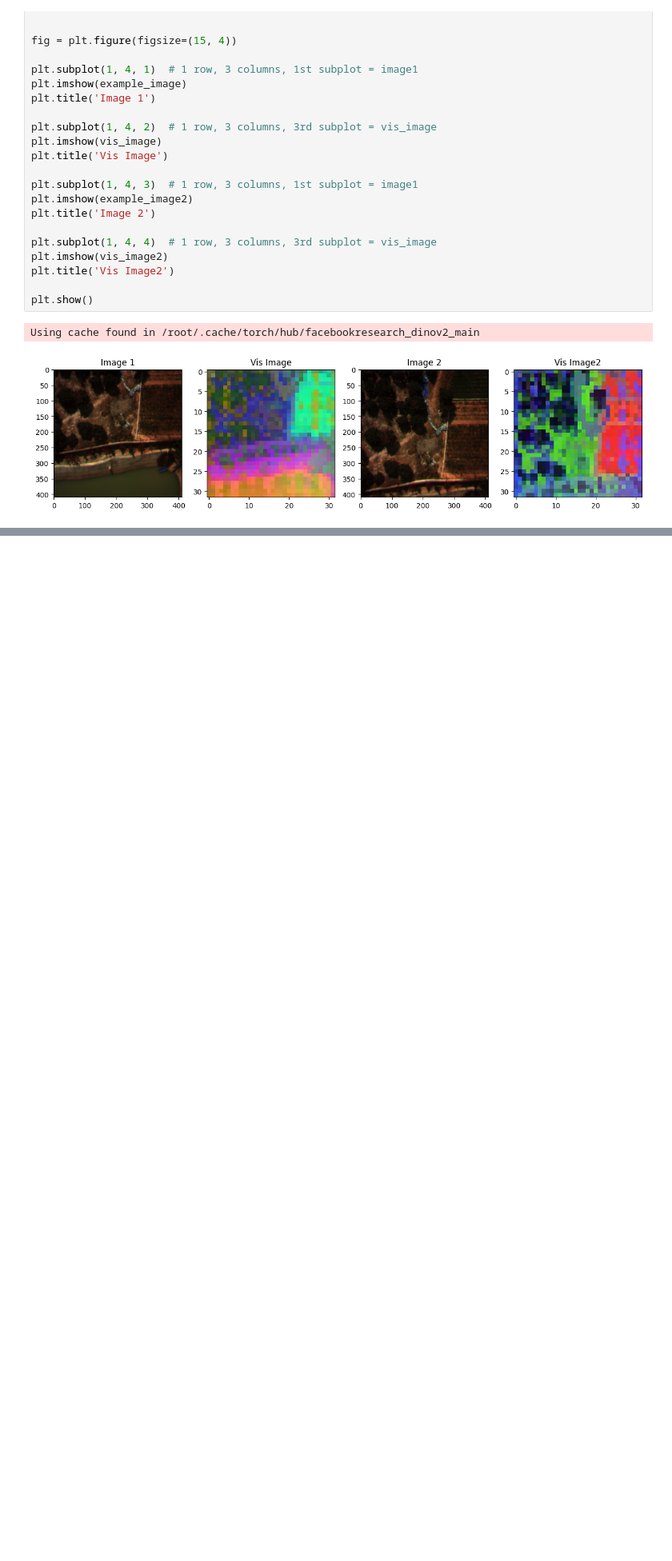
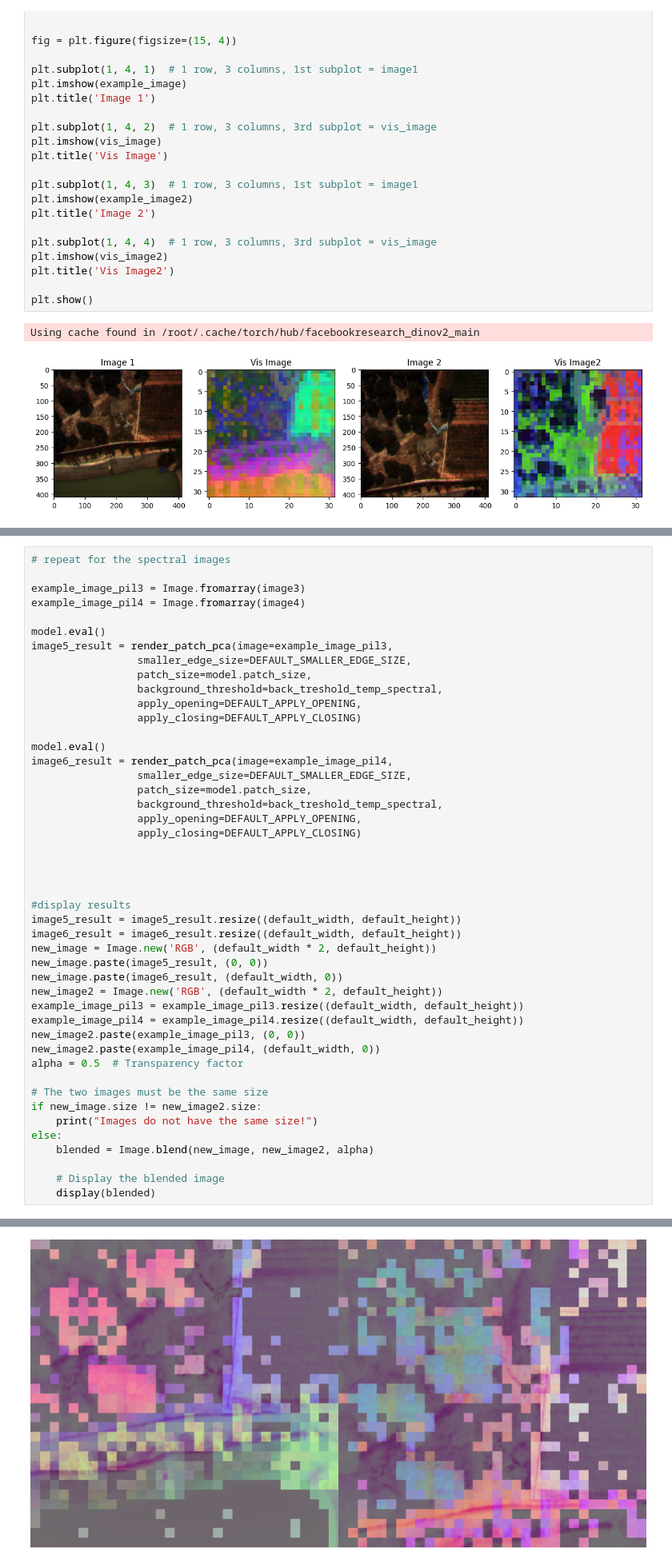
Before and after one commit to tamu-edu-students/HyperTools, a Jupyter notebook: examples/HyperDinoV2.ipynb, the cells around one changed output, grey strips where cells are left out. Shown at 80% size. Saved outputs shown, nothing was run; the diff lists cells and outputs as text; blank space fills up the shorter version.

```diff
--- a/examples/HyperDinoV2.ipynb
+++ b/examples/HyperDinoV2.ipynb
@@ -704,0 +835,47 @@ else:
+# %%
+# repeat for the spectral images
+
+example_image_pil3 = Image.fromarray(image3)
+example_image_pil4 = Image.fromarray(image4)
+
+model.eval()
+image5_result = render_patch_pca(image=example_image_pil3,
+                 smaller_edge_size=DEFAULT_SMALLER_EDGE_SIZE,
+                 patch_size=model.patch_size,
+                 background_threshold=back_treshold_temp_spectral,
+                 apply_opening=DEFAULT_APPLY_OPENING,
+                 apply_closing=DEFAULT_APPLY_CLOSING)
+
+model.eval()
+image6_result = render_patch_pca(image=example_image_pil4,
+                 smaller_edge_size=DEFAULT_SMALLER_EDGE_SIZE,
+                 patch_size=model.patch_size,
+                 background_threshold=back_treshold_temp_spectral,
+                 apply_opening=DEFAULT_APPLY_OPENING,
+                 apply_closing=DEFAULT_APPLY_CLOSING)
+
+
+
+
+#display results
+image5_result = image5_result.resize((default_width, default_height))
+image6_result = image6_result.resize((default_width, default_height))
+new_image = Image.new('RGB', (default_width * 2, default_height))
+new_image.paste(image5_result, (0, 0))
+new_image.paste(image6_result, (default_width, 0))
+new_image2 = Image.new('RGB', (default_width * 2, default_height))
+example_image_pil3 = example_image_pil3.resize((default_width, default_height))
+example_image_pil4 = example_image_pil4.resize((default_width, default_height))
+new_image2.paste(example_image_pil3, (0, 0))
+new_image2.paste(example_image_pil4, (default_width, 0))
+alpha = 0.5  # Transparency factor
+
+# The two images must be the same size
+if new_image.size != new_image2.size:
+    print("Images do not have the same size!")
+else:
+    blended = Image.blend(new_image, new_image2, alpha)
+
+    # Display the blended image
+    display(blended)
+# %% [output]
@@ -704,0 +884 @@ else:
+[figure, added]
```
Also changed, not shown: parts of 9 cells of this notebook, 2 other files.
